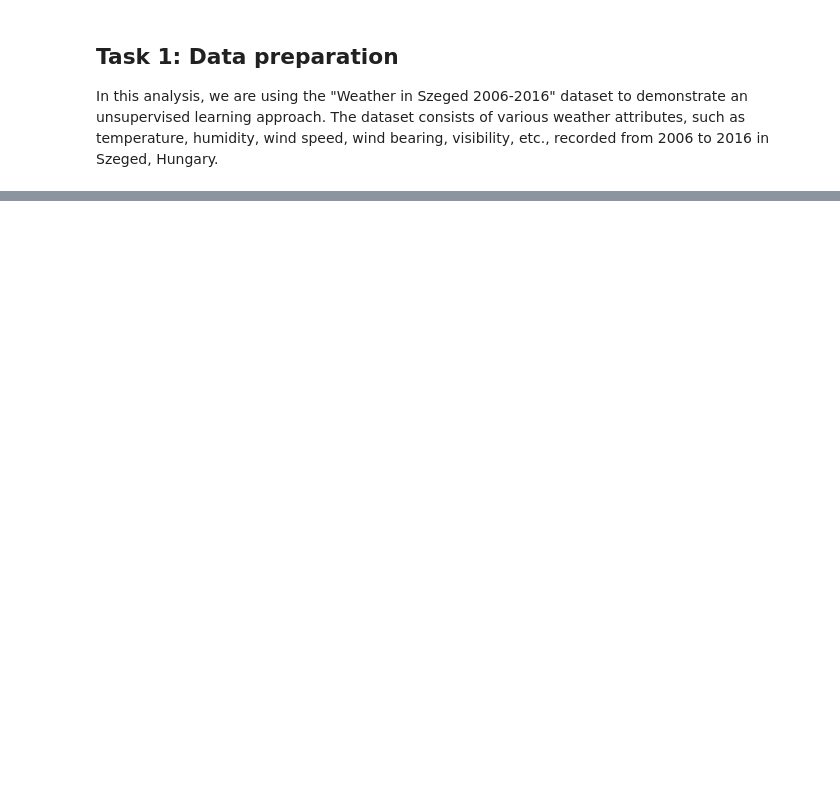
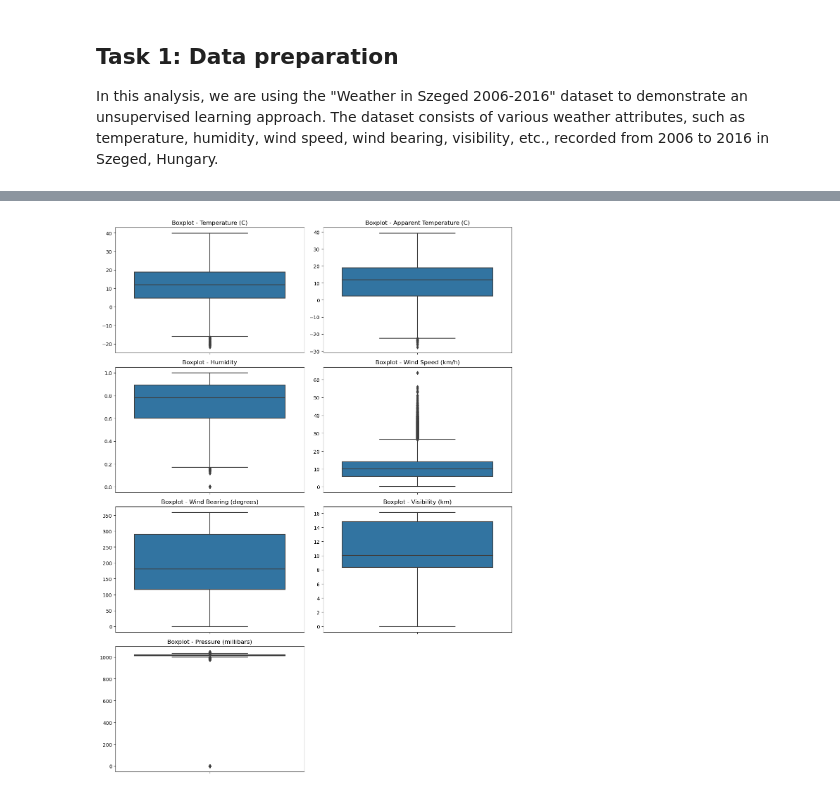
Before and after one commit to Bencool/MBA6636-Business-Analytics, a Jupyter notebook: research/I05 Unsupervised Learning/0722 I05 Unsupervised Learning Bin Liao.ipynb, the cells around one changed output, grey strips where cells are left out. Cells and saved outputs as stored; diff of their text form; code cells hidden in the pictures; blank space fills up the shorter version.

```diff
--- a/research/I05 Unsupervised Learning/0722 I05 Unsupervised Learning Bin Liao.ipynb
+++ b/research/I05 Unsupervised Learning/0722 I05 Unsupervised Learning Bin Liao.ipynb
@@ -42,0 +51,6 @@ In this analysis, we are using the "Weather in Szeged 2006-2016" dataset to demo
+# %%
+# Load data
+url = 'https://raw.githubusercontent.com/Bencool/MBA6636-Business-Analytics/main/datas/weatherHistory.csv'
+
+weather_df = pd.read_csv(url);
+weather_df.head()
@@ -42,0 +152,3 @@ In this analysis, we are using the "Weather in Szeged 2006-2016" dataset to demo
+# %%
+# Drop the 'Loud Cover'
+weather_df.drop('Loud Cover', inplace=True, axis=1)
@@ -42,0 +163,5 @@ In this analysis, we are using the "Weather in Szeged 2006-2016" dataset to demo
+# %%
+# Drop duplicates
+weather_df = weather_df.drop_duplicates()
+
+print(f"Dataset shape after dropping duplicates: {weather_df.shape}")
@@ -42,0 +188,6 @@ In this analysis, we are using the "Weather in Szeged 2006-2016" dataset to demo
+# %%
+# Fill missing values with the mode
+weather_df['Precip Type'] = weather_df['Precip Type'].fillna(weather_df['Precip Type'].mode()[0])
+
+# Recheck the dataset with empty value.
+weather_df.isnull().sum()
@@ -42,0 +207,24 @@ In this analysis, we are using the "Weather in Szeged 2006-2016" dataset to demo
+# %%
+import seaborn as sns
+
+# Check for outliers using box plots
+numeric_cols = weather_df.select_dtypes(include=np.number).columns.tolist()
+n_rows = len(numeric_cols)//2 + len(numeric_cols)%2
+n_cols = 2
+
+fig, axs = plt.subplots(nrows=n_rows, ncols=n_cols, figsize=(12, 4*n_rows))
+axs = axs.flatten()
+
+for ax, column in zip(axs, numeric_cols):
+    sns.boxplot(y=weather_df[column], ax=ax)
+    ax.set_title(f'Boxplot - {column}')
+    ax.set_ylabel('')
+
+# Remove empty subplots
+if len(numeric_cols) % 2 != 0:
+    fig.delaxes(axs[-1])
+
+plt.tight_layout()
+plt.show()
+# %% [output]
+[figure, added]
```
Also changed, not shown: parts of 36 cells of this notebook.
